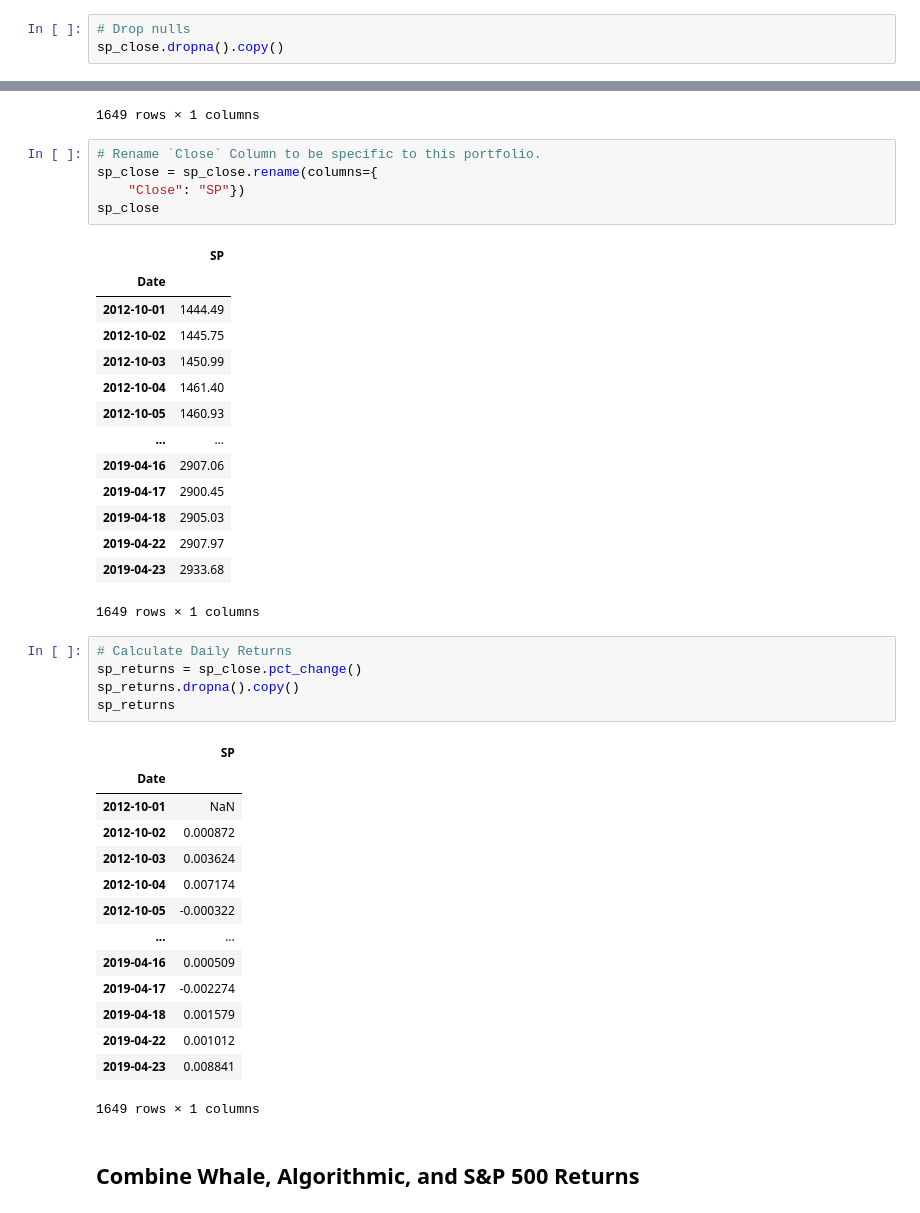
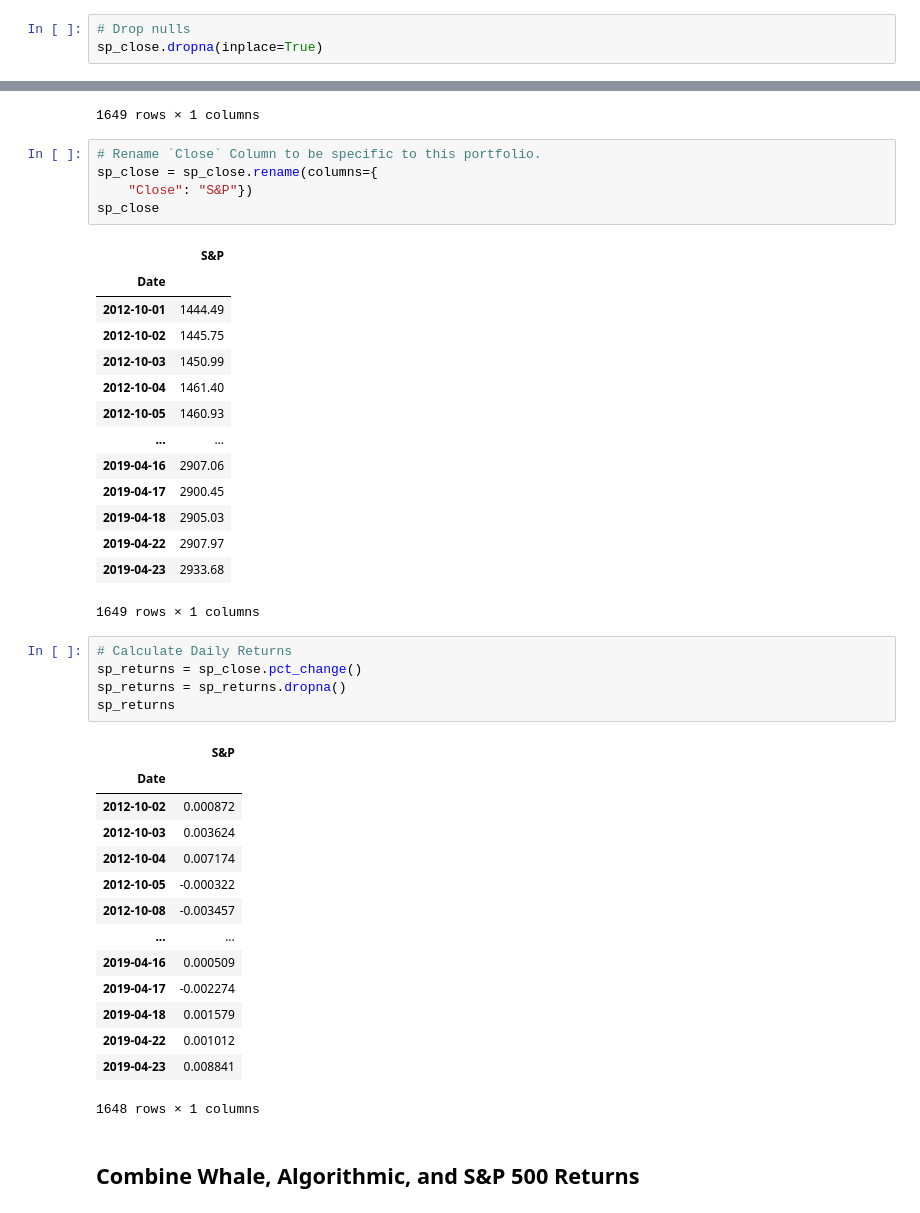
Before and after one commit to mnewk555/panda-homework, a Jupyter notebook: main.ipynb, the cells around one changed output, grey strips where cells are left out. Saved outputs shown, nothing was run; the diff lists cells and outputs as text.

```diff
--- a/main.ipynb
+++ b/main.ipynb
@@ -127,4 +101,4 @@ sp_close
 1649 rows × 2 columns
 # %%
 # Drop nulls
-sp_close.dropna().copy()
+sp_close.dropna(inplace=True)
@@ -165,10 +125,10 @@ sp_close
 # %%
 # Rename `Close` Column to be specific to this portfolio.
 sp_close = sp_close.rename(columns={
-    "Close": "SP"})
+    "Close": "S&P"})
 sp_close
 # %% [output]
-|  | SP |
+|  | S&P |
 | Date |  |
 | 2012-10-01 | 1444.49 |
 | 2012-10-02 | 1445.75 |
@@ -185,23 +145,23 @@ sp_close
 # %%
 # Calculate Daily Returns
 sp_returns = sp_close.pct_change()
-sp_returns.dropna().copy()
+sp_returns = sp_returns.dropna()
 sp_returns
 # %% [output]
-|  | SP |
+|  | S&P |
 | Date |  |
-| 2012-10-01 | NaN |
 | 2012-10-02 | 0.000872 |
 | 2012-10-03 | 0.003624 |
 | 2012-10-04 | 0.007174 |
 | 2012-10-05 | -0.000322 |
+| 2012-10-08 | -0.003457 |
 | ... | ... |
 | 2019-04-16 | 0.000509 |
 | 2019-04-17 | -0.002274 |
 | 2019-04-18 | 0.001579 |
 | 2019-04-22 | 0.001012 |
 | 2019-04-23 | 0.008841 |
-1649 rows × 1 columns
+1648 rows × 1 columns
 # %% [markdown]
 ## Combine Whale, Algorithmic, and S&P 500 Returns
 # %%
```
Also changed, not shown: parts of 43 cells of this notebook.
